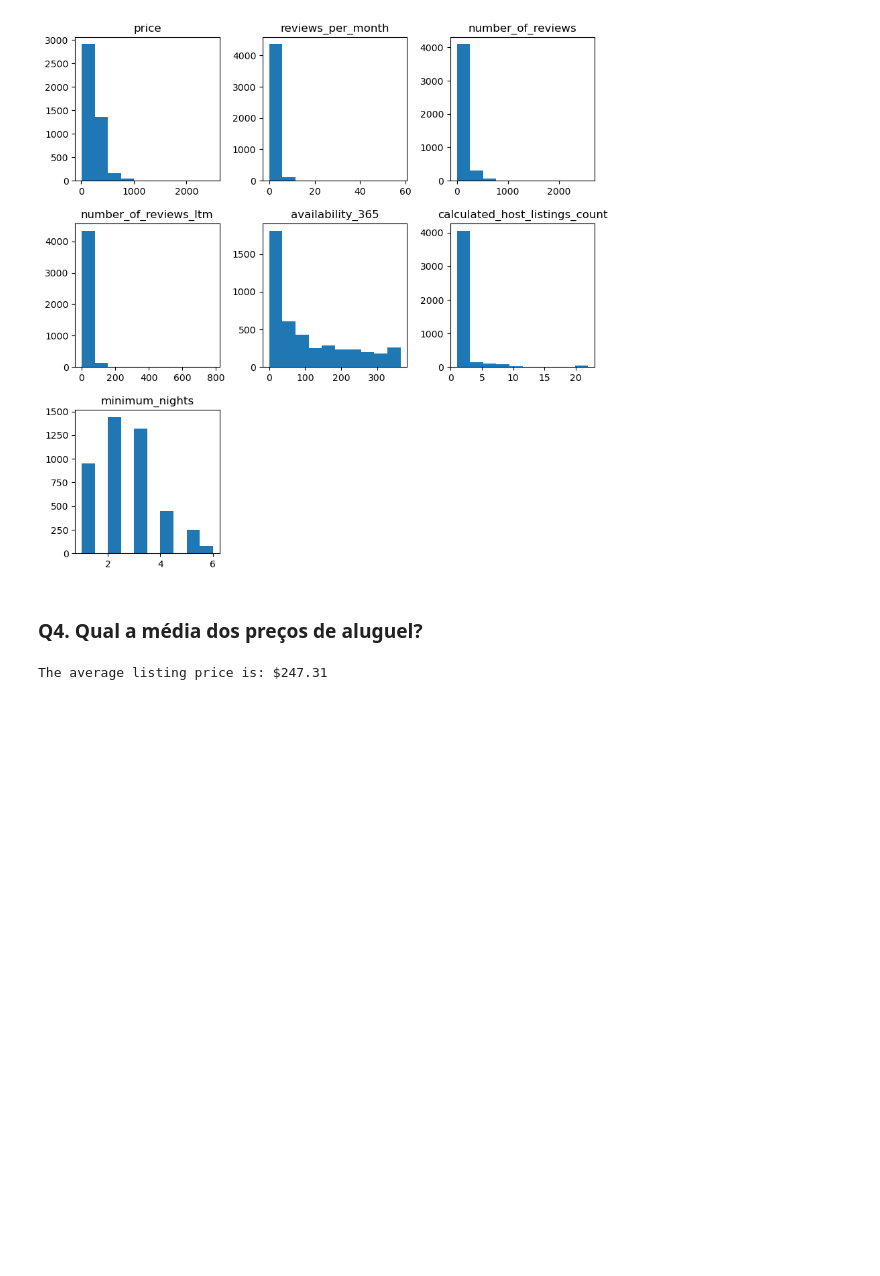
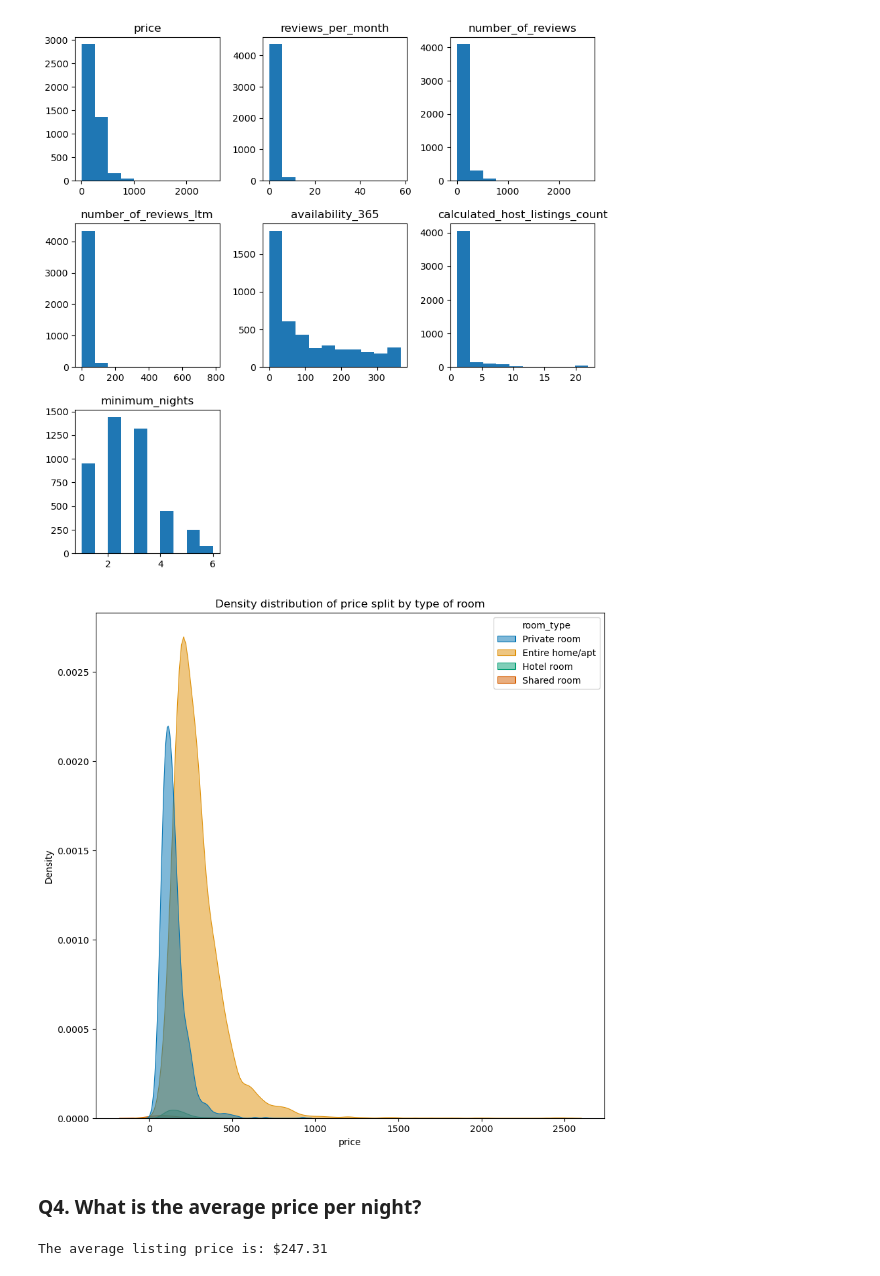
Before and after one commit to pedrohfm/dsnp, a Jupyter notebook: analise-dados-e-pandas/pedrohfm-airbnb-data-analysis-2024.ipynb, the cells around one changed output. Cells and saved outputs as stored; diff of their text form; code cells hidden in the pictures; blank space fills up the shorter version.

```diff
--- a/analise-dados-e-pandas/pedrohfm-airbnb-data-analysis-2024.ipynb
+++ b/analise-dados-e-pandas/pedrohfm-airbnb-data-analysis-2024.ipynb
@@ -323,7 +361,18 @@ df_clean.hist(column=['price','reviews_per_month','number_of_reviews','number_of
 # %% [output]
 [figure]
-# %% [markdown]
-### **Q4. Qual a média dos preços de aluguel?**
+# %%
+plt.figure(figsize=(10,10))
+plt.title("Density distribution of price split by type of room")
+
+sns.kdeplot(df_clean,x='price',hue='room_type',
+            palette='colorblind',
+            fill=True,
+            alpha=0.5,
+            linewidth=0.8);
+# %% [output]
+[figure, added]
+# %% [markdown]
+### **Q4. What is the average price per night?**
 # %%
 # checking average listing price
 avg_price = df_clean.price.mean().round(2)
```
Also changed, not shown: parts of 47 cells of this notebook, 5 other files.
